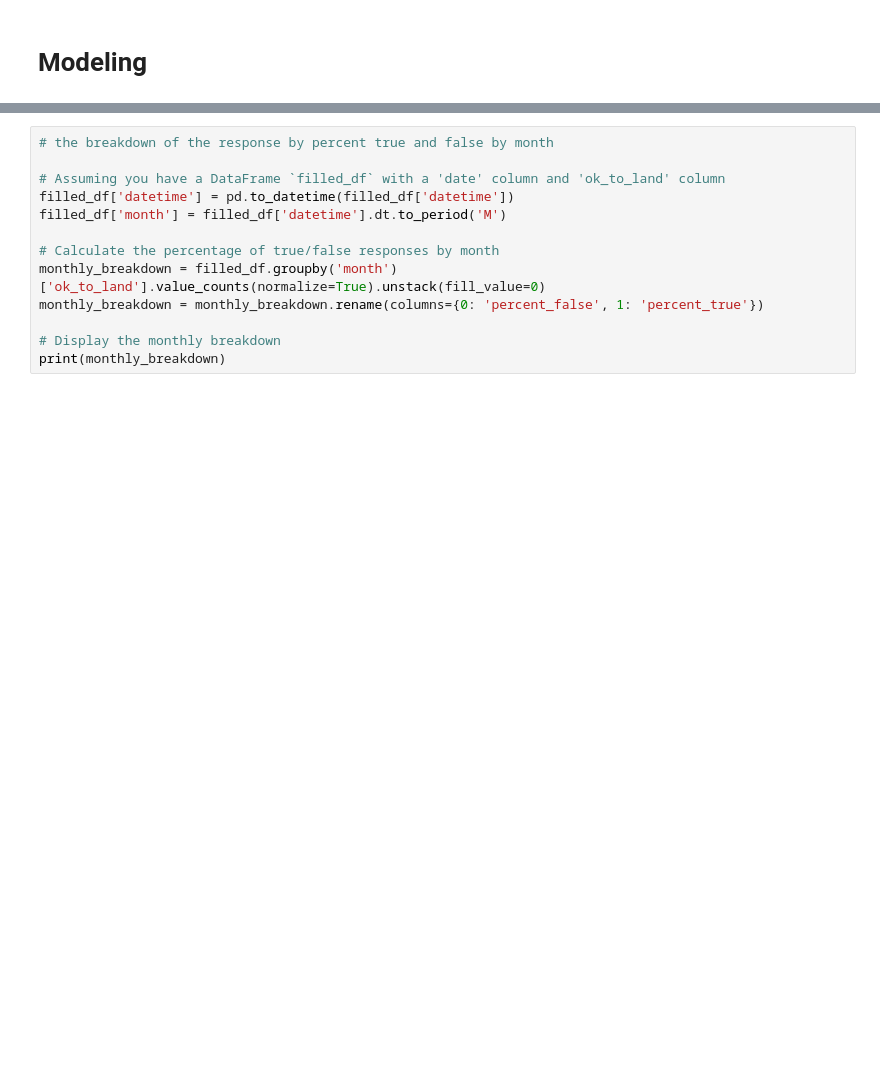
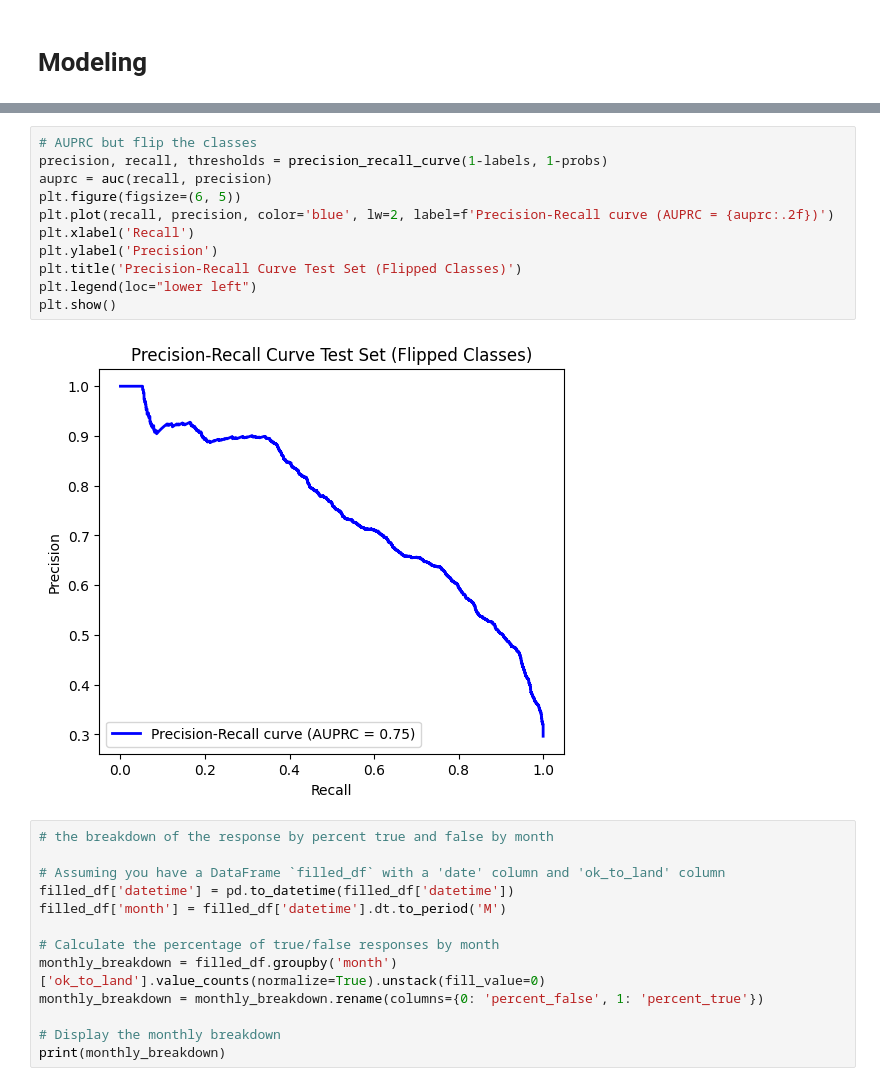
Before and after one commit to willseff/cyrt-safe-to-land, a Jupyter notebook: model_prototype.ipynb, the cells around one changed output, grey strips where cells are left out. Saved outputs shown, nothing was run; the diff lists cells and outputs as text; blank space fills up the shorter version.

Commit message:
feat: added auprc

```diff
--- a/model_prototype.ipynb
+++ b/model_prototype.ipynb
@@ -557,3 +547,16 @@ plt.show()
+# %%
+# AUPRC but flip the classes
+precision, recall, thresholds = precision_recall_curve(1-labels, 1-probs)
+auprc = auc(recall, precision)
+plt.figure(figsize=(6, 5))
+plt.plot(recall, precision, color='blue', lw=2, label=f'Precision-Recall curve (AUPRC = {auprc:.2f})')
+plt.xlabel('Recall')
+plt.ylabel('Precision')
+plt.title('Precision-Recall Curve Test Set (Flipped Classes)')
+plt.legend(loc="lower left")
+plt.show()
+# %% [output]
+[figure, added]
 # %%
 # the breakdown of the response by percent true and false by month
 
```
Also changed, not shown: parts of 15 cells of this notebook.
